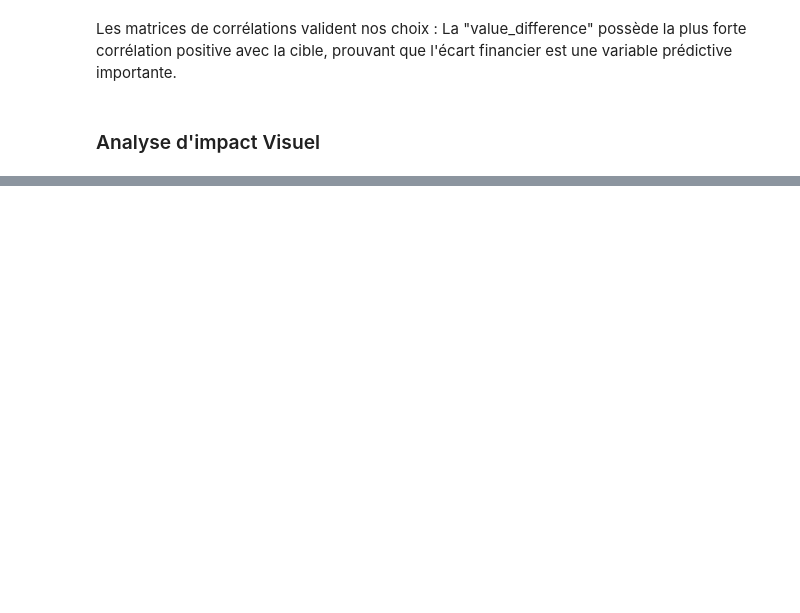
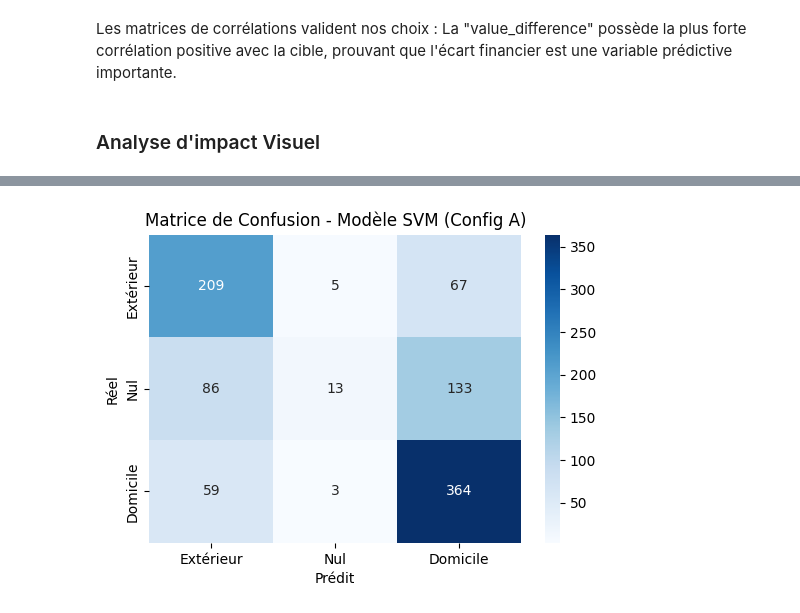
Before and after one commit to massieuxalexandre/Ligue1-Matchs-Predictions, a Jupyter notebook: main.ipynb, the cells around one changed output, grey strips where cells are left out. Drawn from its saved outputs; the diff is of its cells as text; code cells hidden in the pictures; blank space fills up the shorter version.

Commit message:
4 configs - accuracy : 62.40 %

```diff
--- a/main.ipynb
+++ b/main.ipynb
@@ -654,0 +368,87 @@ On note également que l'ajout des cartons rouges (Config B) aide particulièrem
+# %%
+print("\n" + "="*50)
+print("BENCHMARK : CONFIGURATION A")
+print("="*50)
+
+print("\n--- TEST 1 : RÉGRESSION LOGISTIQUE ---")
+algo_log_reg = LogisticRegression(max_iter=1000, random_state=42)
+predictor_log_reg = Predictor(dataframe=df_model_A, model=algo_log_reg)
+predictor_log_reg.prepare_data()
+predictor_log_reg.train()
+predictor_log_reg.evaluate()
+
+print("\n--- TEST 2 : SVM ---")
+algo_svm = SVC(kernel="linear", random_state=42)
+predictor_svm = Predictor(dataframe=df_model_A, model=algo_svm)
+predictor_svm.prepare_data()
+predictor_svm.train()
+predictor_svm.evaluate()
+
+# Analyse visuelle des erreurs (Matrice de Confusion du meilleur modèle Config A)
+cm = confusion_matrix(predictor_svm.y_test, predictor_svm.model.predict(predictor_svm.X_test_scaled))
+plt.figure(figsize=(6, 4))
+sns.heatmap(cm, annot=True, fmt="d", cmap="Blues", xticklabels=["Extérieur", "Nul", "Domicile"], yticklabels=["Extérieur", "Nul", "Domicile"])
+plt.ylabel("Réel")
+plt.xlabel("Prédit")
+plt.title("Matrice de Confusion - Modèle SVM (Config A)")
+plt.show()
+
+print("\n--- TEST 3 : ARBRE DE DÉCISION ---")
+algo_tree = DecisionTreeClassifier(max_depth=5, random_state=42)
+predictor_tree = Predictor(dataframe=df_model_A, model=algo_tree)
+predictor_tree.prepare_data()
+predictor_tree.train()
+predictor_tree.evaluate()
+
+print("\n--- TEST 4 : RANDOM FOREST ---")
+algo_rf = RandomForestClassifier(n_estimators=100, max_depth=7, random_state=42)
+predictor_rf = Predictor(dataframe=df_model_A, model=algo_rf)
+predictor_rf.prepare_data()
+predictor_rf.train()
+predictor_rf.evaluate()
+
+print("\n--- TEST 4 bis : RANDOM FOREST (ÉQUILIBRÉ - Poids Ajustés) ---")
+algo_rf_bal = RandomForestClassifier(n_estimators=100, max_depth=7, class_weight="balanced", random_state=42)
+predictor_rf_bal = Predictor(dataframe=df_model_A, model=algo_rf_bal)
+predictor_rf_bal.prepare_data()
+predictor_rf_bal.train()
+predictor_rf_bal.evaluate()
+
+print("\n--- TEST 5 : GRADIENT BOOSTING ---")
+algo_gb = GradientBoostingClassifier(n_estimators=100, learning_rate=0.1, max_depth=3, random_state=42)
+predictor_gb = Predictor(dataframe=df_model_A, model=algo_gb)
+predictor_gb.prepare_data()
+predictor_gb.train()
+predictor_gb.evaluate()
+
+print("\n--- TEST 6 : LINEAR SVC ---")
+algo_lsvc = LinearSVC(max_iter=1000, random_state=42)
+predictor_lsvc = Predictor(dataframe=df_model_A, model=algo_lsvc)
+predictor_lsvc.prepare_data()
+predictor_lsvc.train()
+predictor_lsvc.evaluate()
+
+print("\n--- TEST 7 : KNN (K-Nearest Neighbors) ---")
+algo_knn = KNeighborsClassifier(n_neighbors=15)
+predictor_knn = Predictor(dataframe=df_model_A, model=algo_knn)
+predictor_knn.prepare_data()
+predictor_knn.train()
+predictor_knn.evaluate()
+
+print("\n--- TEST 8 : RÉSEAU DE NEURONES (MLP) ---")
+import warnings
+from sklearn.exceptions import ConvergenceWarning
+warnings.filterwarnings("ignore", category=ConvergenceWarning) # On ignore le warning de convergence pour le MLP
+algo_mlp = MLPClassifier(hidden_layer_sizes=(64, 32), max_iter=500, random_state=42)
+predictor_mlp = Predictor(dataframe=df_model_A, model=algo_mlp)
+predictor_mlp.prepare_data()
+predictor_mlp.train()
+predictor_mlp.evaluate()
+
+print("\n--- TEST 9 : NAIVE BAYES ---")
+algo_nb = GaussianNB()
+predictor_nb = Predictor(dataframe=df_model_A, model=algo_nb)
+predictor_nb.prepare_data()
+predictor_nb.train()
+predictor_nb.evaluate()
+# %% [output]
@@ -654,0 +472 @@ On note également que l'ajout des cartons rouges (Config B) aide particulièrem
+[figure, added]
```
Also changed, not shown: parts of 47 cells of this notebook, 1 other file.
